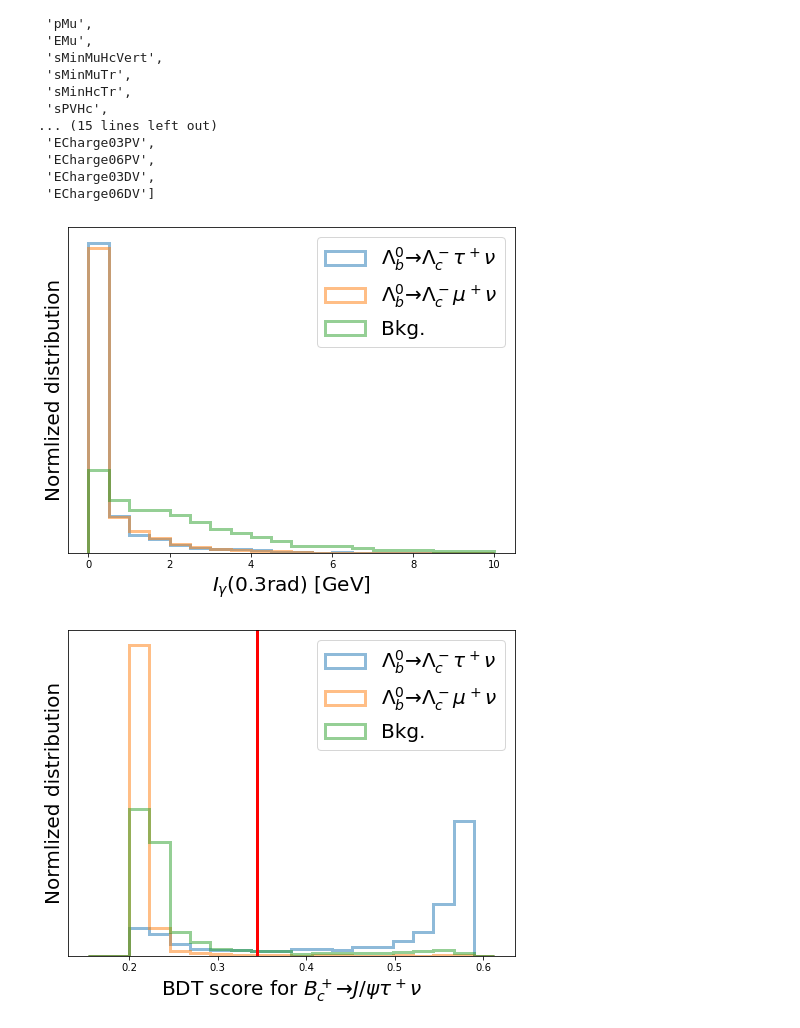
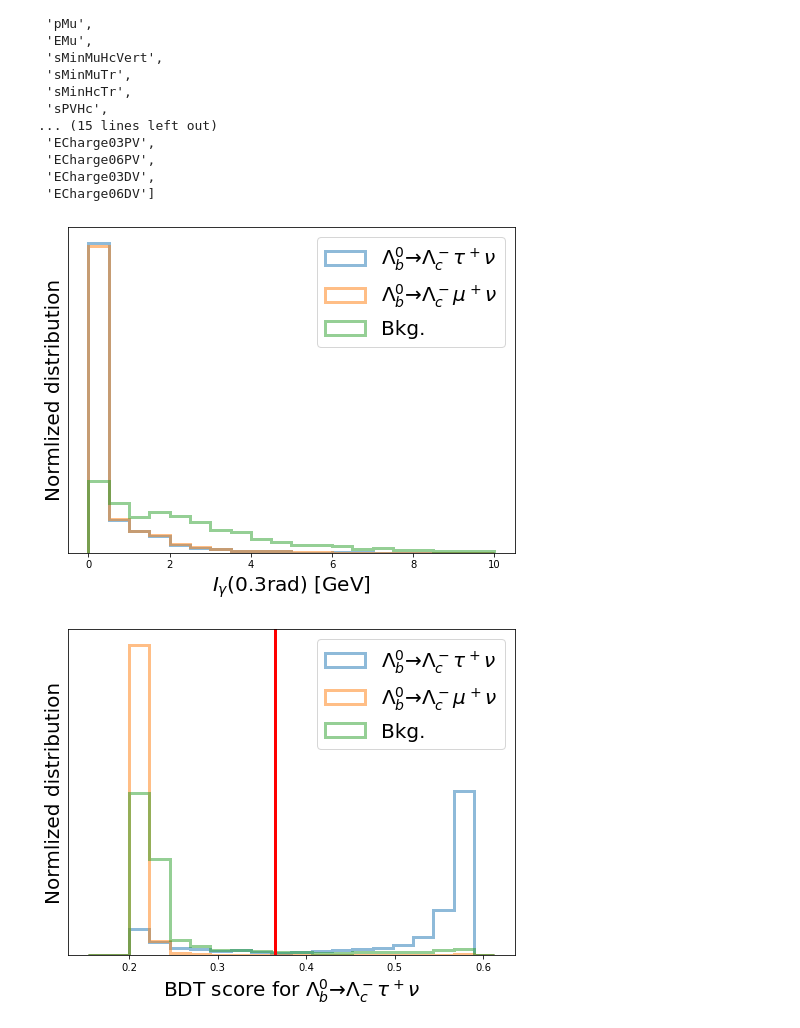
Before and after one commit to ansonkwokth/LFUV_Z-pole, a Jupyter notebook: RLambdac/BDTCut.ipynb, the cells around one changed output. Cells and saved outputs as stored; diff of their text form; code cells hidden in the pictures.

```diff
--- a/RLambdac/BDTCut.ipynb
+++ b/RLambdac/BDTCut.ipynb
@@ -257,13 +257,14 @@ def load_train_test(modes_dt, size=0.5):
     for i, (k, v) in enumerate(modes_dt.items()):
         print('\rReading:', i)
         file = uproot.open(v['mode'])
-        df_i = file['t'].pandas.df()
+#         df_i = file['t'].pandas.df()
+        df_i = pd.DataFrame(np.array(file['t']['features'].array()))
 
         # shuffle the index for training and testing sets
         idx = df_i.index.tolist()
         np.random.shuffle(idx)
 #         print(len(idx))
-        idx = idx[:100000]    # if too much data
+#         idx = idx[:10000]    # if too much data
         num_lt.append(len(idx))
 
         df_i['target'] = i    # add the target label
@@ -345,20 +346,20 @@ Index(['iEvt', 'q2', 'miss2', 'pB', 'EB', 'pHc', 'EHc', 'pMu', 'EMu',
 #             'mK0SHcMu', 'pK0S'
 #            ]
 
-features = ['q2', 'miss2',
-            'pB', 'EB',
-            'pHc', 'EHc',
-            'pMu', 'EMu',
-            'sMinMuHcVert', 'sMinMuTr', 'sMinHcTr', 'sPVHc',
-            'mHcMu',
-            'pPerp', 'mCorr',
-            'D0Max', 'DzMax', 'D0Sum', 'DzSum',
-            'ENeutral03','ENeutral06',
-            'ENeutral03Hadron', 'ENeutral06Hadron',
-            'ENeutral03Photon', 'ENeutral06Photon',
-            'ECharge03', 'ECharge06',
-            'ECharge03PV', 'ECharge06PV',
-            'ECharge03DV', 'ECharge06DV'
+features = ['q2', 'miss2', # check
+            'pB', 'EB',  # check
+            'pHc', 'EHc',  # check
+            'pMu', 'EMu', # check
+            'sMinMuBVert', 'sMinMuHcVert', 'sMinMuTr', 'sMinHcTr', 'sPVHc',  # check
+            'mHcMu', # check
+            'pPerp', 'mCorr',  # check
+            'D0Max', 'DzMax', 'D0Sum', 'DzSum',  # check
+            'ENeutral03','ENeutral06',  # check
+            'ENeutral03Hadron', 'ENeutral06Hadron',  # check
+            'ENeutral03Photon', 'ENeutral06Photon',  # check
+            'ECharge03', 'ECharge06', # check
+            'ECharge03PV', 'ECharge06PV',  # check
+            'ECharge03DV', 'ECharge06DV' # check
            ]
 # %%
 df_train[features] = df_train[features].replace([99999, -np.inf, np.inf], np.nan)
@@ -580,10 +597,10 @@ def find_opt_cut(df_bdt_train_s, step=0.005):
 # print(c1, c2)
 
 # 10 noise
-# c1, c2 = 0.345, 0.475
+c1, c2 = 0.365, 0.480
 
 # 20 noise
-c1, c2 = 0.325, 0.485
+# c1, c2 = 0.335, 0.485
 # %%
 # apply the cut, to select tau and mu samples
 df_bdt_test_s_cut_tau = df_bdt_test_s.loc[(df_bdt_test_s['pred0'] >= c1) &
@@ -976,9 +993,9 @@ ax1 = plt.subplot(111)
 range_=[0,10]
 
 
-ax1.hist(df_plot[(df_plot.target==0)]['ENeutral03Photon'], weights=df_plot[df_plot.target==0]['reweight'], bins=20, range=range_, density=True, histtype='step', lw=3, label=r'$\Lambda_b^0 \to \Lambda_c^- \tau^+\nu$', alpha=0.5);
-ax1.hist(df_plot[(df_plot.target==1)]['ENeutral03Photon'], weights=df_plot[df_plot.target==1]['reweight'], bins=20, range=range_, density=True, histtype='step', lw=3, label=r'$\Lambda_b^0 \to \Lambda_c^- \mu^+\nu$', alpha=0.5);
-ax1.hist(df_plot[(df_plot.target!=0)&(df_plot.target!=1)]['ENeutral03Photon'], weights=df_plot[(df_plot.target!=0)&(df_plot.target!=1)]['reweight'], bins=20, range=range_, density=True, histtype='step', lw=3, label=r'Bkg.', alpha=0.5);
+ax1.hist(df_plot[(df_plot.target==0)]['ENeutral03Photon'], weights=df_plot[df_plot.target==0]['reweight']/sum(df_plot[df_plot.target==0]['reweight']), bins=20, range=range_, histtype='step', lw=3, label=r'$\Lambda_b^0 \to \Lambda_c^- \tau^+\nu$', alpha=0.5);
+ax1.hist(df_plot[(df_plot.target==1)]['ENeutral03Photon'], weights=df_plot[df_plot.target==1]['reweight']/sum(df_plot[df_plot.target==1]['reweight']), bins=20, range=range_, histtype='step', lw=3, label=r'$\Lambda_b^0 \to \Lambda_c^- \mu^+\nu$', alpha=0.5);
+ax1.hist(df_plot[(df_plot.target!=0)&(df_plot.target!=1)]['ENeutral03Photon'], weights=df_plot[(df_plot.target!=0)&(df_plot.target!=1)]['reweight']/sum(df_plot[(df_plot.target!=0)&(df_plot.target!=1)]['reweight']), bins=20, range=range_, histtype='step', lw=3, label=r'Bkg.', alpha=0.5);
 ax1.set_ylabel('Normlized distribution', fontsize=20)
 ax1.set_xlabel(r'$I_\gamma(0.3\rm rad)$ [GeV]', fontsize=20)
 ax1.set_yticks([])
@@ -986,30 +1003,30 @@ ax1.legend(loc=1, fontsize=20)
 
 f.savefig('./figures/Lambdabisolation')
 # %% [output]
-[figure, old version]
+[figure, new version]
 # %%
 
 df_plot = df_bdt_test_s
 f = plt.figure(figsize=(8,6))
 ax1 = plt.subplot(111)
 pred0_max = df_plot[(df_plot.target==0)]['pred0'].max()
 pred0_min = df_plot[(df_plot.target==0)]['pred0'].min()
 pred0_diff = pred0_max - pred0_min
 range_=[pred0_min - 0.1*pred0_max, pred0_max + 0.1*pred0_diff]
 # print(range_)
 
-ax1.hist(df_plot[(df_plot.target==0)]['pred0'], weights=df_plot[df_plot.target==0]['reweight'], bins=20, range=range_, density=True, histtype='step', lw=3, label=r'$\Lambda_b^0 \to \Lambda_c^-\tau^+\nu$', alpha=0.5);
-ax1.hist(df_plot[(df_plot.target==1)]['pred0'], weights=df_plot[df_plot.target==1]['reweight'], bins=20, range=range_, density=True, histtype='step', lw=3, label=r'$\Lambda_b^0 \to \Lambda_c^-\mu^+\nu$', alpha=0.5);
-ax1.hist(df_plot[(df_plot.target!=0)&(df_plot.target!=1)]['pred0'], weights=df_plot[(df_plot.target!=0)&(df_plot.target!=1)]['reweight'], bins=20, range=range_, density=True, histtype='step', lw=3, label=r'Bkg.', alpha=0.5);
+ax1.hist(df_plot[(df_plot.target==0)]['pred0'], weights=df_plot[df_plot.target==0]['reweight']/sum(df_plot[df_plot.target==0]['reweight']), bins=20, range=range_, histtype='step', lw=3, label=r'$\Lambda_b^0 \to \Lambda_c^-\tau^+\nu$', alpha=0.5);
+ax1.hist(df_plot[(df_plot.target==1)]['pred0'], weights=df_plot[df_plot.target==1]['reweight']/sum(df_plot[df_plot.target==1]['reweight']), bins=20, range=range_, histtype='step', lw=3, label=r'$\Lambda_b^0 \to \Lambda_c^-\mu^+\nu$', alpha=0.5);
+ax1.hist(df_plot[(df_plot.target!=0)&(df_plot.target!=1)]['pred0'], weights=df_plot[(df_plot.target!=0)&(df_plot.target!=1)]['reweight']/sum(df_plot[(df_plot.target!=0)&(df_plot.target!=1)]['reweight']), bins=20, range=range_, histtype='step', lw=3, label=r'Bkg.', alpha=0.5);
 ax1.set_ylabel('Normlized distribution', fontsize=20)
-ax1.set_xlabel(r'BDT score for $B_c^+\to J/\psi \tau^+\nu$', fontsize=20)
+ax1.set_xlabel(r'BDT score for $\Lambda_b^0 \to \Lambda_c^-\tau^+\nu$', fontsize=20)
 ax1.set_yticks([])
 ax1.legend(loc=1, fontsize=20)
 ax1.axvline(c1, color='red', lw=3)
 
 f.savefig('./figures/LambdabtauBDT')
 # %% [output]
-[figure, old version]
+[figure, new version]
 # %%
 d = xgbc1.get_booster().get_score()
 dict(sorted(d.items(), key=lambda item: -1*item[1]))
```
Also changed, not shown: parts of 16 cells of this notebook, 4 other files.
